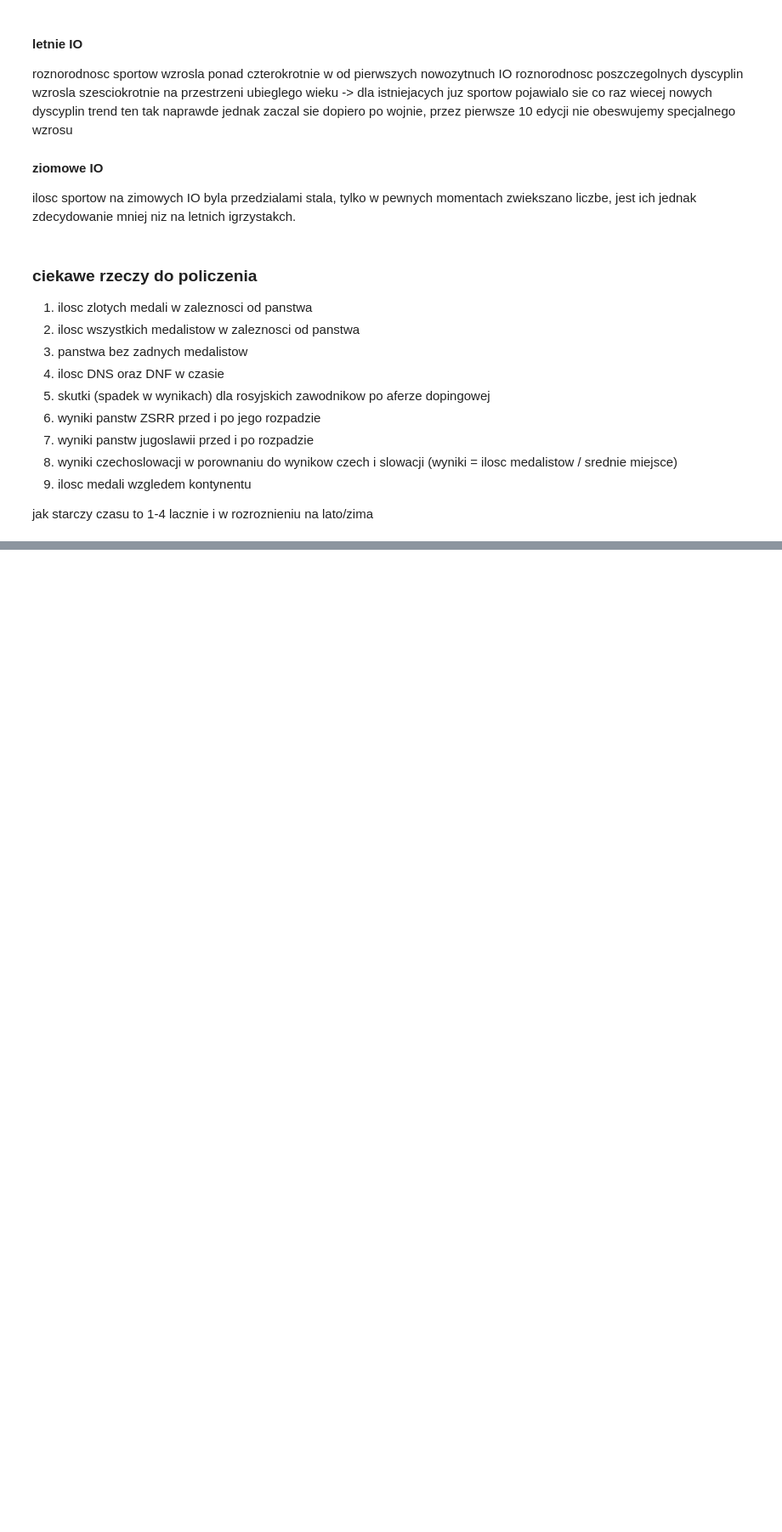
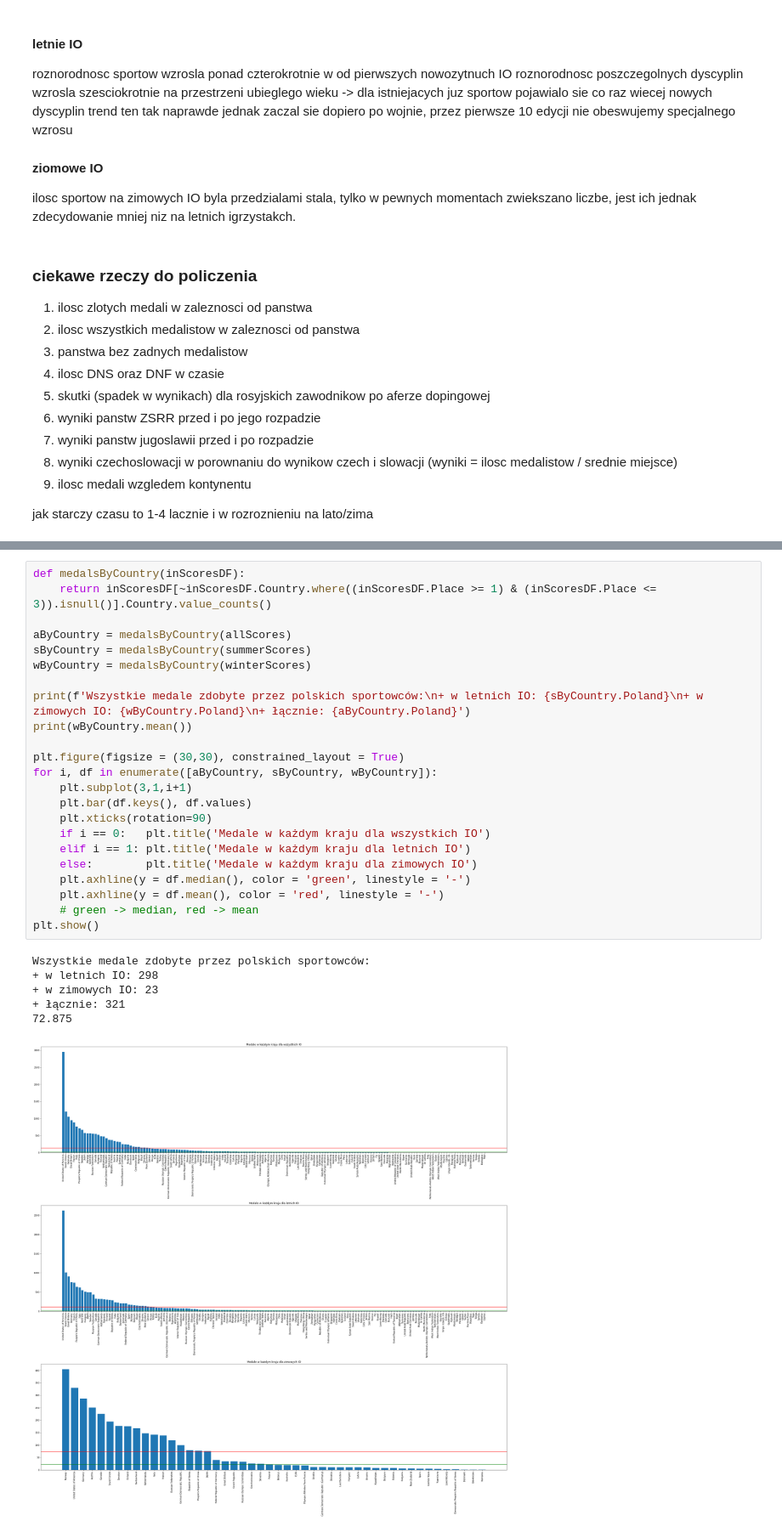
Before and after one commit to mihawb/olympics-ds, a Jupyter notebook: analysis/allGamesAnalysis.ipynb, the cells around one changed output, grey strips where cells are left out. Shown at 85% size. Drawn from its saved outputs; the diff is of its cells as text; blank space fills up the shorter version.

```diff
--- a/analysis/allGamesAnalysis.ipynb
+++ b/analysis/allGamesAnalysis.ipynb
@@ -110,0 +117,30 @@ Złote medale zdobyte przez polskich sportowców:
+# %%
+def medalsByCountry(inScoresDF):
+	return inScoresDF[~inScoresDF.Country.where((inScoresDF.Place >= 1) & (inScoresDF.Place <= 3)).isnull()].Country.value_counts()
+
+aByCountry = medalsByCountry(allScores)
+sByCountry = medalsByCountry(summerScores)
+wByCountry = medalsByCountry(winterScores)
+
+print(f'Wszystkie medale zdobyte przez polskich sportowców:\n+ w letnich IO: {sByCountry.Poland}\n+ w zimowych IO: {wByCountry.Poland}\n+ łącznie: {aByCountry.Poland}')
+print(wByCountry.mean())
+
+plt.figure(figsize = (30,30), constrained_layout = True)
+for i, df in enumerate([aByCountry, sByCountry, wByCountry]):
+	plt.subplot(3,1,i+1)
+	plt.bar(df.keys(), df.values)
+	plt.xticks(rotation=90)
+	if i == 0: 	 plt.title('Medale w każdym kraju dla wszystkich IO')
+	elif i == 1: plt.title('Medale w każdym kraju dla letnich IO')
+	else: 		 plt.title('Medale w każdym kraju dla zimowych IO')
+	plt.axhline(y = df.median(), color = 'green', linestyle = '-')
+	plt.axhline(y = df.mean(), color = 'red', linestyle = '-')
+	# green -> median, red -> mean
+plt.show()
+# %% [output]
+Wszystkie medale zdobyte przez polskich sportowców:
++ w letnich IO: 298
++ w zimowych IO: 23
++ łącznie: 321
+72.875
+[figure, added]
```
Also changed, not shown: parts of 7 cells of this notebook.
